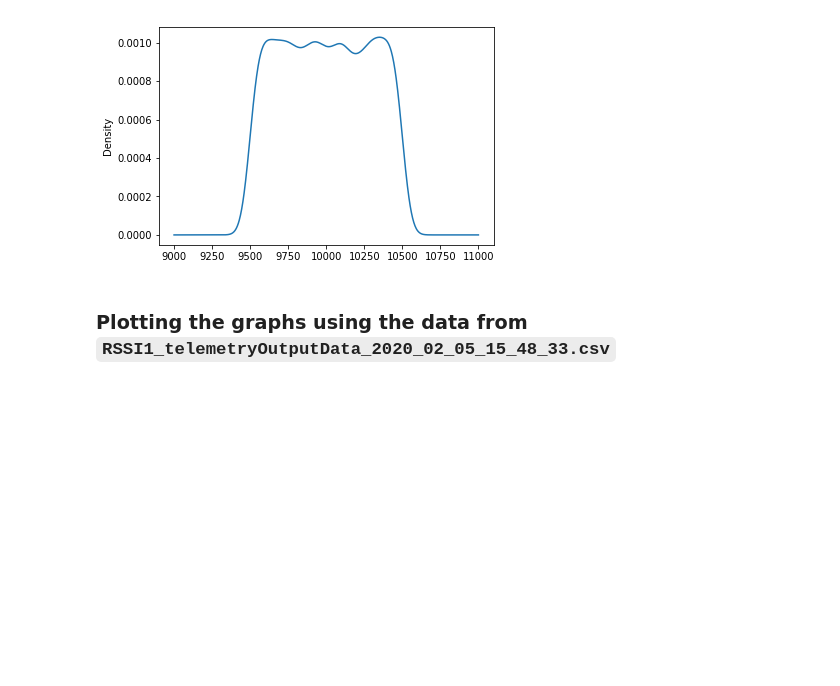
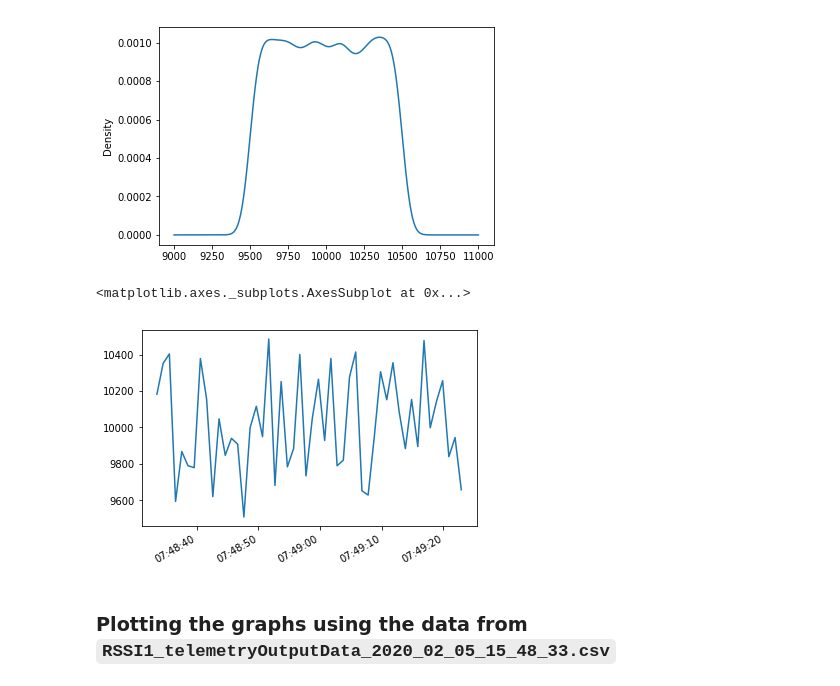
Before and after one commit to jesus-r-mendoza/Operations-Data-and-Mgmt-System, a Jupyter notebook: machine-learning/data-analysis/New-Data-Preprocessing.ipynb, the cells around one changed output. Cells and saved outputs as stored; diff of their text form; code cells hidden in the pictures; blank space fills up the shorter version.

```diff
--- a/machine-learning/data-analysis/New-Data-Preprocessing.ipynb
+++ b/machine-learning/data-analysis/New-Data-Preprocessing.ipynb
@@ -137,6 +190,11 @@ scatter_plot(data[2])
 kde_graph(data[2])
 # %% [output]
 [figure]
+# %%
+series[2][0:500:10].plot()
+# %% [output]
+<matplotlib.axes._subplots.AxesSubplot at 0x...>
+[figure, added]
 # %% [markdown]
 ### Plotting the graphs using the data from `RSSI1_telemetryOutputData_2020_02_05_15_48_33.csv`
 # %%
```
Also changed, not shown: parts of 15 cells of this notebook.
